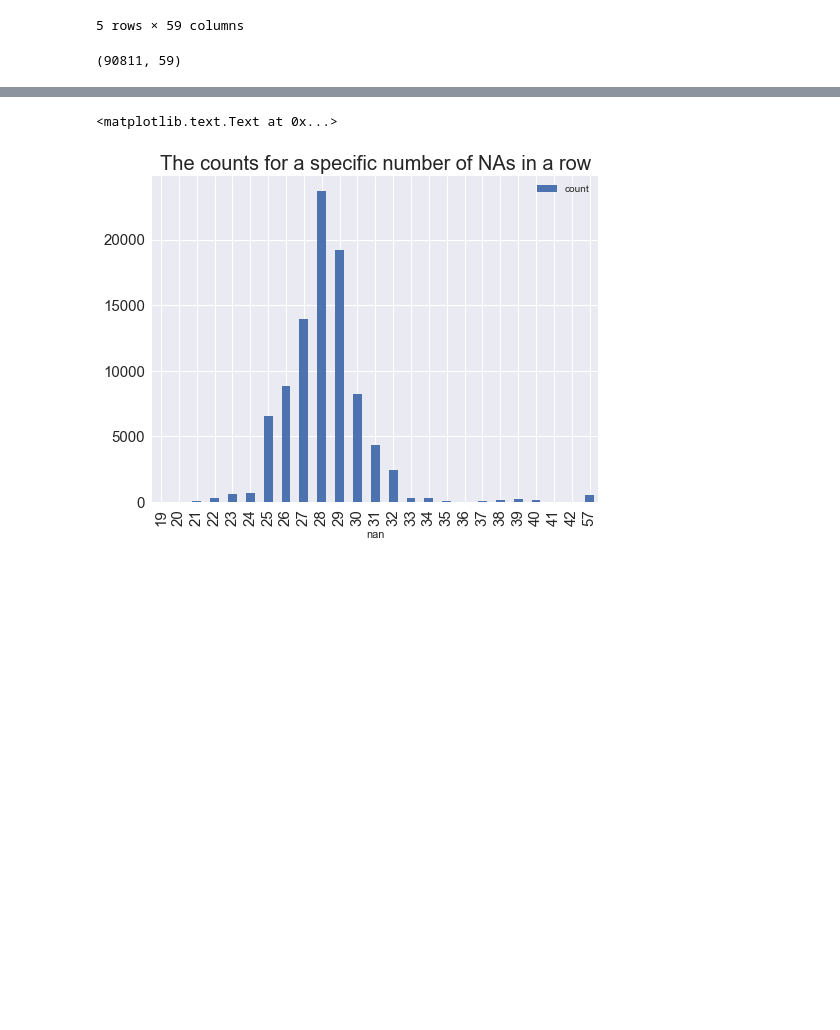
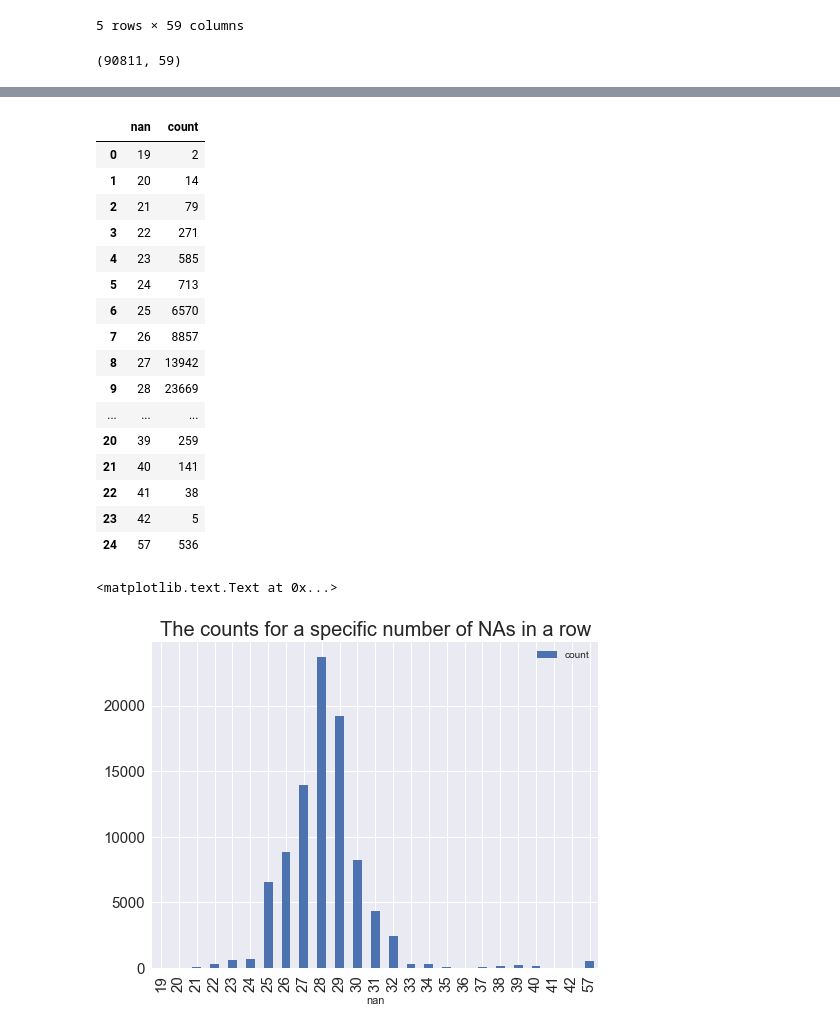
Before and after one commit to verali0816/Zillow-House-Price-Prediction, a Jupyter notebook: zillowproject.ipynb, the cells around one changed output, grey strips where cells are left out. Saved outputs shown, nothing was run; the diff lists cells and outputs as text; code cells hidden in the pictures; blank space fills up the shorter version.

```diff
--- a/zillowproject.ipynb
+++ b/zillowproject.ipynb
@@ -189,6 +213,26 @@ row_nan = Counter(train_data.isnull().sum(axis = 1))
 #There are 536 houses without any info. This may be interesting but we think it is better to eliminate at this point
 # %%
 row_nan = pd.DataFrame(row_nan.items(), columns = ["nan","count"])
+# %%
+row_nan
+# %% [output]
+|  | nan | count |
+| 0 | 19 | 2 |
+| 1 | 20 | 14 |
+| 2 | 21 | 79 |
+| 3 | 22 | 271 |
+| 4 | 23 | 585 |
+| 5 | 24 | 713 |
+| 6 | 25 | 6570 |
+| 7 | 26 | 8857 |
+| 8 | 27 | 13942 |
+| 9 | 28 | 23669 |
+| ... | ... | ... |
+| 20 | 39 | 259 |
+| 21 | 40 | 141 |
+| 22 | 41 | 38 |
+| 23 | 42 | 5 |
+| 24 | 57 | 536 |
 # %%
 ax = row_nan.plot.bar(x = 'nan', y = 'count', figsize = (8,6), fontsize = 15)
 ax.set_title("The counts for a specific number of NAs in a row", fontsize = 20)
```
Also changed, not shown: parts of 196 cells of this notebook, 1 other file.
